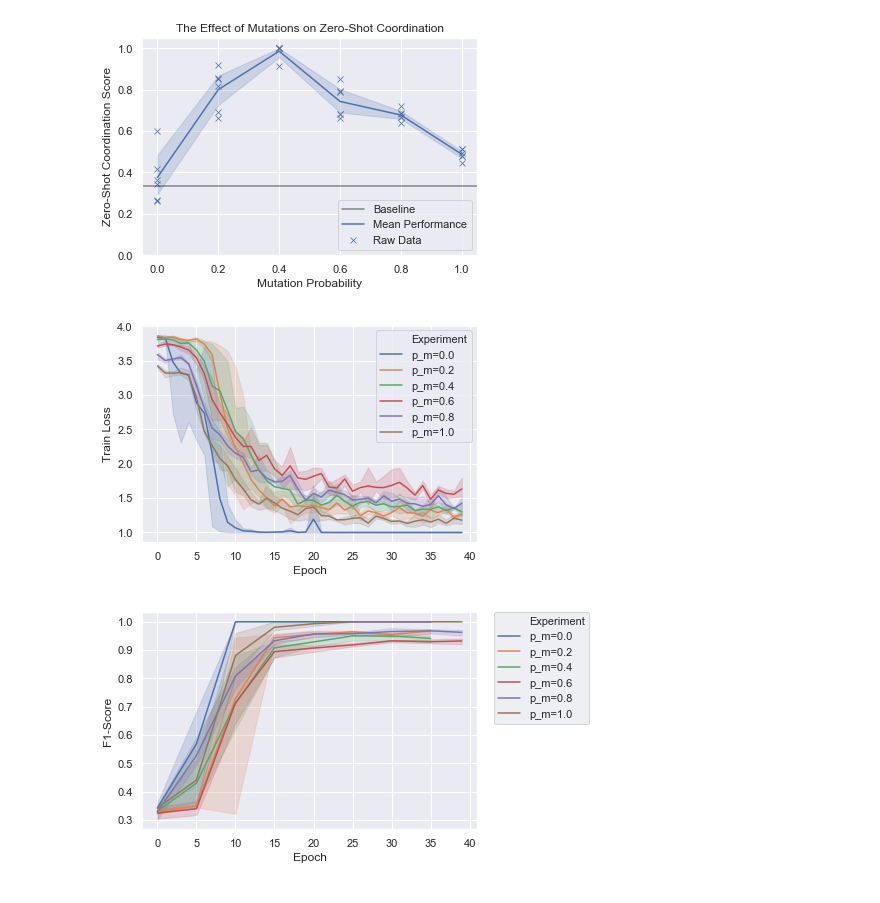
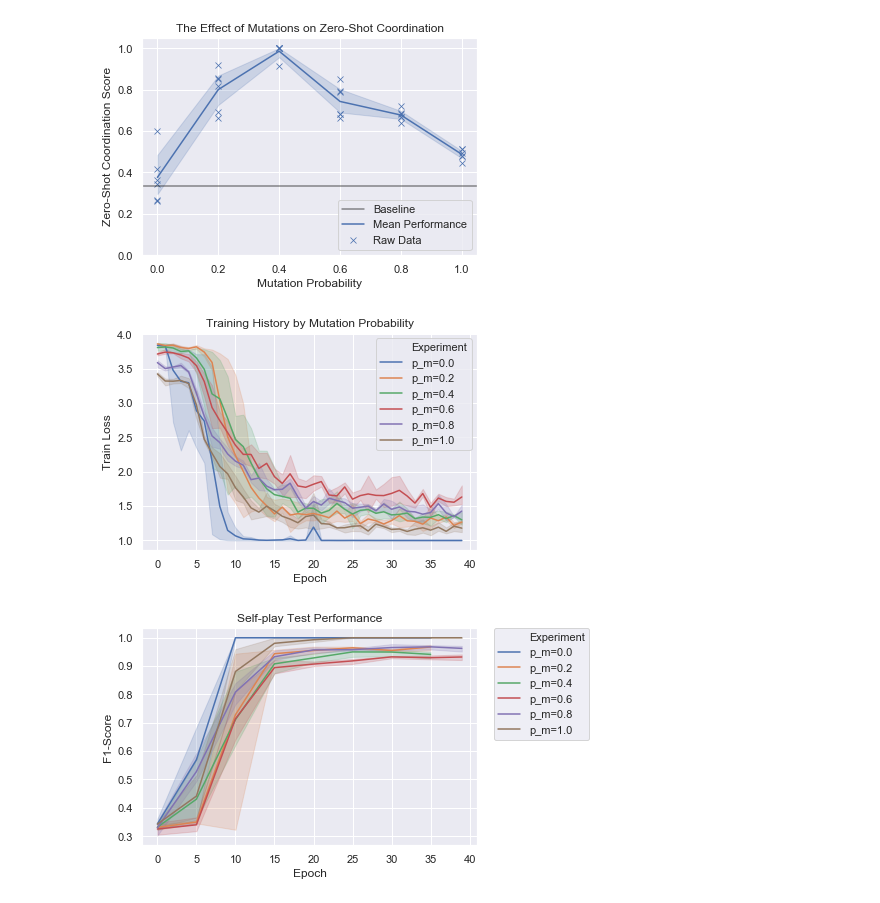
Before and after one commit to DylanCope/zero-shot-comm, a Jupyter notebook: zero-shot-coordination.ipynb, the cells around one changed output. Drawn from its saved outputs; the diff is of its cells as text; code cells hidden in the pictures.

```diff
--- a/zero-shot-coordination.ipynb
+++ b/zero-shot-coordination.ipynb
@@ -295,7 +294,7 @@ class VaryPMutateExperiment(MetaExperiment):
                 'experiment': MetaExperiment(
                     p_mutate=i/num_intervals,
                     print_prehistory=self.print_history,
-                    name=f'meta_experiment_{i}',
+                    name=f'meta_experiment_pm={i/num_intervals}',
                     **experiment_kwargs
                 ),
                 'status': 'Not Run',
@@ -454,9 +417,10 @@ df_train = pd.DataFrame([
 sns.lineplot(x='Epoch', y='Train Loss', hue='Experiment', data=df_train);
 # Put the legend out of the figure
 # plt.legend(bbox_to_anchor=(1.05, 1), loc=2, borderaxespad=0.)
+plt.title('Training History by Mutation Probability')
 plt.show()
 # %% [output]
-[figure, old version]
+[figure, new version]
 # %%
 df_test = pd.DataFrame([
     {
@@ -472,7 +436,8 @@ df_test = pd.DataFrame([
 # %%
 sns.lineplot(x='Epoch', y='F1-Score', hue='Experiment', data=df_test);
 # Put the legend out of the figure
 plt.legend(bbox_to_anchor=(1.05, 1), loc=2, borderaxespad=0.)
+plt.title('Self-play Test Performance')
 plt.show()
 # %% [output]
-[figure, old version]
+[figure, new version]
```
Also changed, not shown: parts of 4 cells of this notebook, 3 other files.
